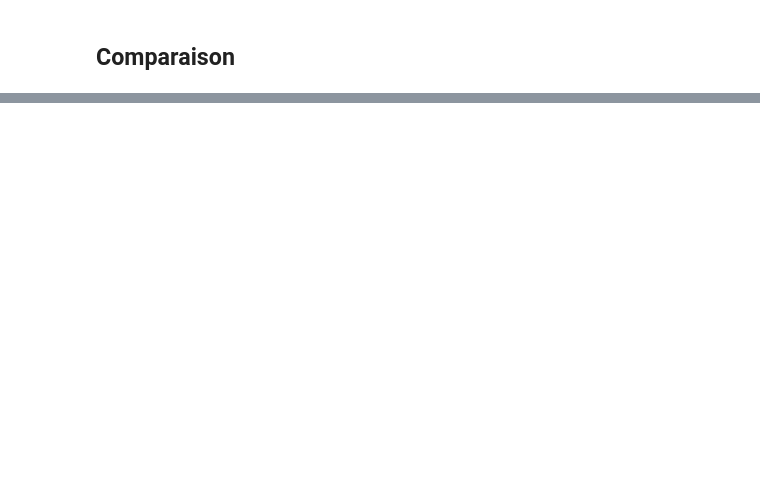
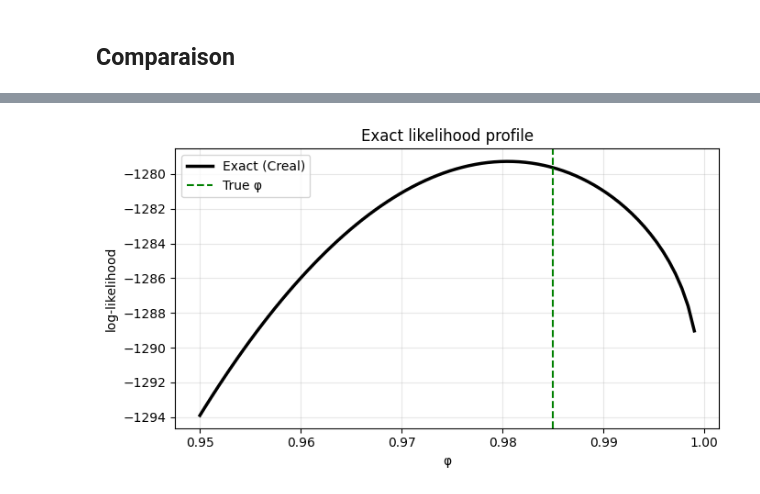
Before and after one commit to BRamesh02/Non-Gaussian-State-Space-Models, a Jupyter notebook: task_1.ipynb, the cells around one changed output, grey strips where cells are left out. Drawn from its saved outputs; the diff is of its cells as text; code cells hidden in the pictures; blank space fills up the shorter version.

```diff
--- a/task_1.ipynb
+++ b/task_1.ipynb
@@ -138,0 +175,13 @@ Bootstrap PF (particles) log-likelihood: -2461.28578953822
+# %%
+#  SIMULATE ONE DATASET (fixed)
+
+sim = cx.CoxProcessSimulation(
+    T=T,
+    phi=TRUE_PARAMS["phi"],
+    nu=TRUE_PARAMS["nu"],
+    c=TRUE_PARAMS["c"],
+    seed=SEED_DATA
+)
+
+y, h_true, z_true = sim.simulate(init="stationary")
+print("Sim summary: mean(y)=", float(np.mean(y)), "max(y)=", int(np.max(y)))
@@ -138,0 +352,28 @@ Bootstrap PF (particles) log-likelihood: -2461.28578953822
+# %%
+plt.figure(figsize=(7, 4))
+
+plt.plot(
+    phi_grid,
+    ll_exact,
+    linewidth=2.5,
+    color="black",
+    label="Exact (Creal)"
+)
+
+plt.axvline(
+    TRUE_PARAMS["phi"],
+    linestyle="--",
+    linewidth=1.5,
+    color="green",
+    label="True φ"
+)
+
+plt.xlabel("φ")
+plt.ylabel("log-likelihood")
+plt.title("Exact likelihood profile")
+plt.legend()
+plt.grid(alpha=0.3)
+plt.tight_layout()
+plt.show()
+# %% [output]
+[figure, added]
```
Also changed, not shown: parts of 19 cells of this notebook.
